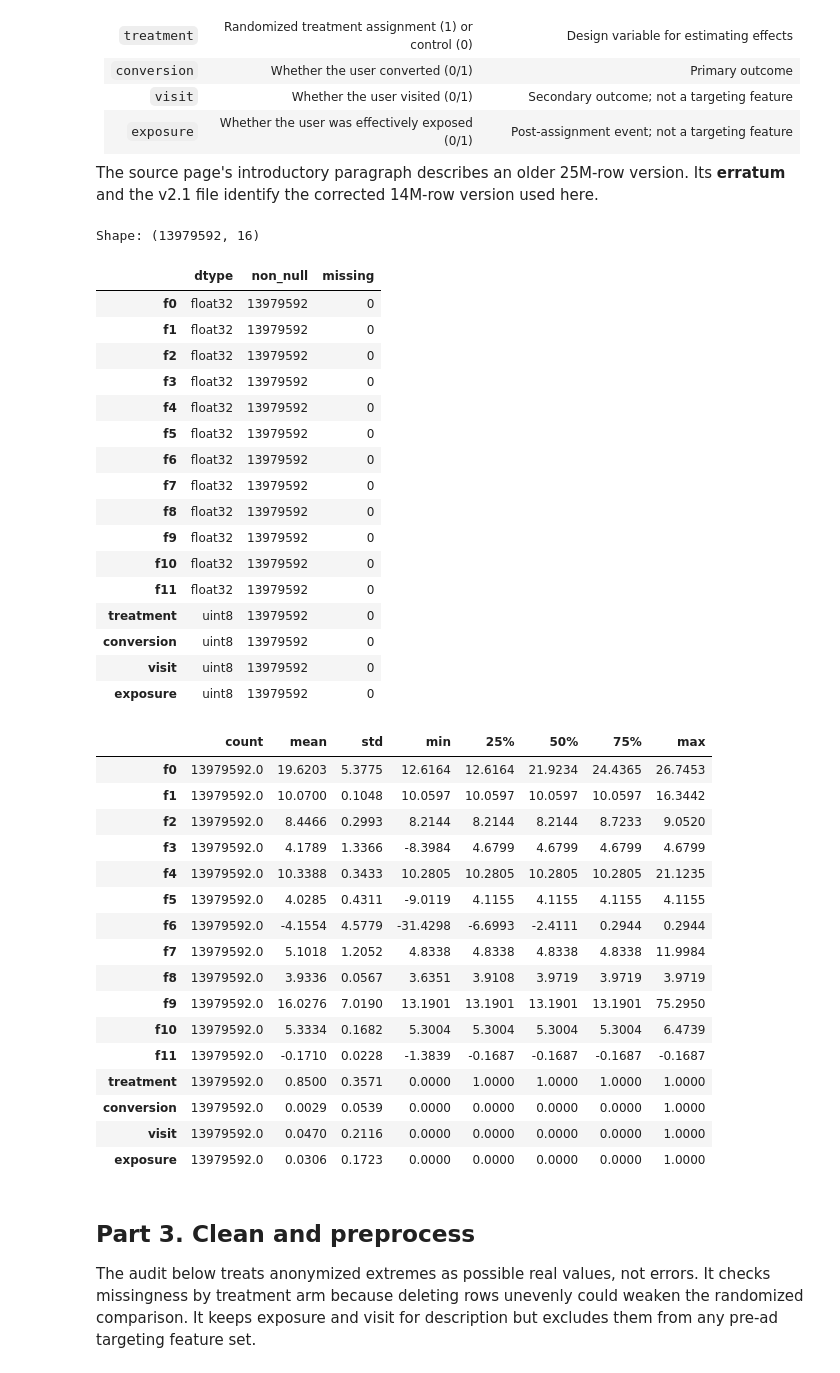
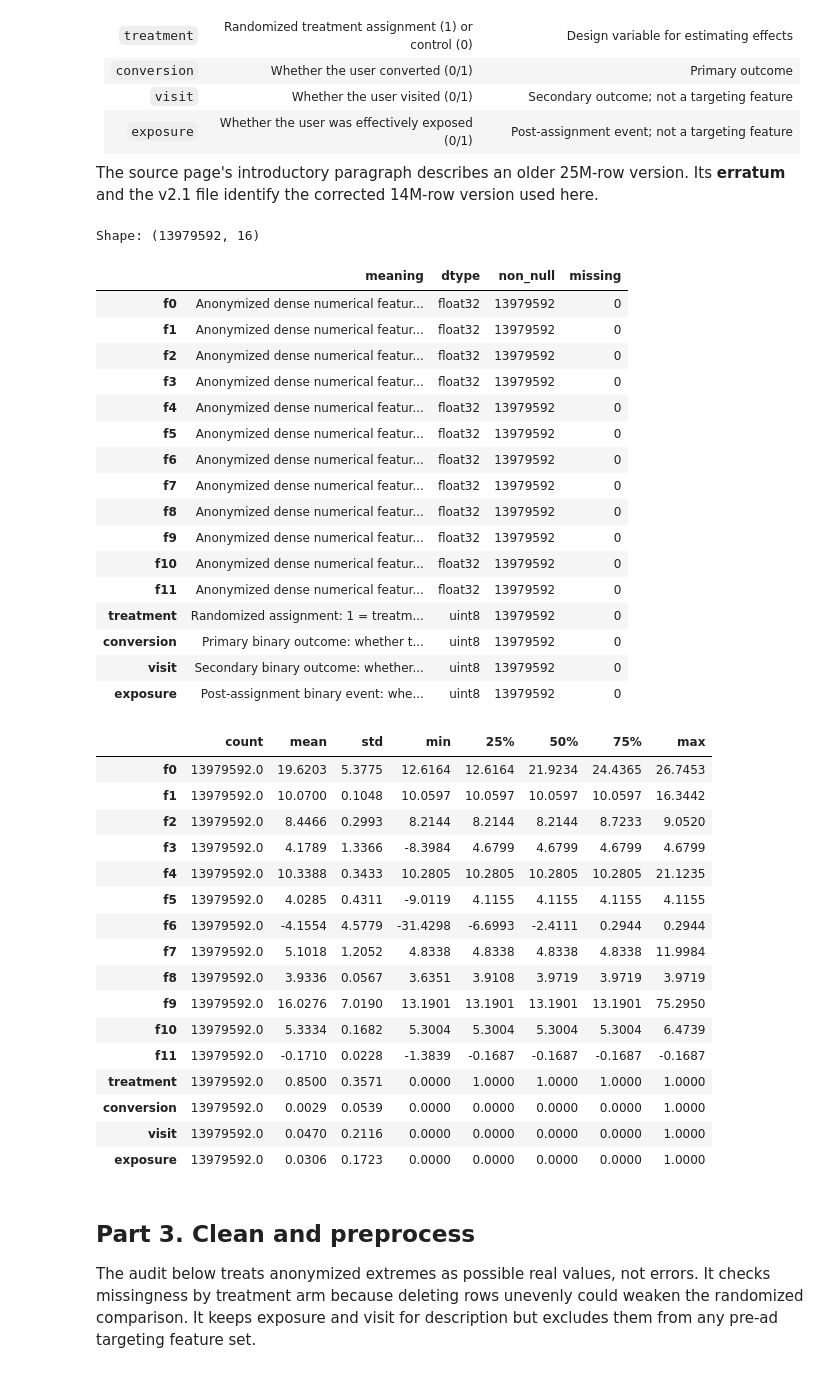
Before and after one commit to abhigunasekar/CS209A-Final_Project, a Jupyter notebook: final_project.ipynb, the cells around one changed output. Cells and saved outputs as stored; diff of their text form; code cells hidden in the pictures.

Commit message:
Complete milestone 2 data audit and takeaways

```diff
--- a/final_project.ipynb
+++ b/final_project.ipynb
@@ -112,34 +112,46 @@ Criteo describes one row as **one user** in pooled randomized advertising increm
 
 The source page's introductory paragraph describes an older 25M-row version. Its **erratum** and the v2.1 file identify the corrected 14M-row version used here.
 # %%
-schema = pd.DataFrame({"dtype": df.dtypes.astype(str),
-                       "non_null": df.notna().sum(),
-                       "missing": df.isna().sum()})
+# Criteo does not release the real-world meaning of any individual f-column.
+column_meanings = {
+    **{name: "Anonymized dense numerical feature; original meaning unavailable"
+       for name in FEATURES},
+    "treatment": "Randomized assignment: 1 = treatment, 0 = control",
+    "conversion": "Primary binary outcome: whether the user converted",
+    "visit": "Secondary binary outcome: whether the user visited",
+    "exposure": "Post-assignment binary event: whether an ad was shown",
+}
+schema = pd.DataFrame({
+    "meaning": pd.Series(column_meanings),
+    "dtype": df.dtypes.astype(str),
+    "non_null": df.notna().sum(),
+    "missing": df.isna().sum(),
+})
 print("Shape:", df.shape)
 display(schema)
 
-# All 16 columns are numeric; the table includes mean, minimum, and maximum.
+# All 16 columns are numeric; report the mean, minimum, and maximum of each.
 summary = df.describe().T[["count", "mean", "std", "min", "25%", "50%", "75%", "max"]]
 display(summary.round(4))
 # %% [output]
 Shape: (13979592, 16)
-|  | dtype | non_null | missing |
-| f0 | float32 | 13979592 | 0 |
-| f1 | float32 | 13979592 | 0 |
-| f2 | float32 | 13979592 | 0 |
-| f3 | float32 | 13979592 | 0 |
-| f4 | float32 | 13979592 | 0 |
-| f5 | float32 | 13979592 | 0 |
-| f6 | float32 | 13979592 | 0 |
-| f7 | float32 | 13979592 | 0 |
-| f8 | float32 | 13979592 | 0 |
-| f9 | float32 | 13979592 | 0 |
-| f10 | float32 | 13979592 | 0 |
-| f11 | float32 | 13979592 | 0 |
-| treatment | uint8 | 13979592 | 0 |
-| conversion | uint8 | 13979592 | 0 |
-| visit | uint8 | 13979592 | 0 |
-| exposure | uint8 | 13979592 | 0 |
+|  | meaning | dtype | non_null | missing |
+| f0 | Anonymized dense numerical featur... | float32 | 13979592 | 0 |
+| f1 | Anonymized dense numerical featur... | float32 | 13979592 | 0 |
+| f2 | Anonymized dense numerical featur... | float32 | 13979592 | 0 |
+| f3 | Anonymized dense numerical featur... | float32 | 13979592 | 0 |
+| f4 | Anonymized dense numerical featur... | float32 | 13979592 | 0 |
+| f5 | Anonymized dense numerical featur... | float32 | 13979592 | 0 |
+| f6 | Anonymized dense numerical featur... | float32 | 13979592 | 0 |
+| f7 | Anonymized dense numerical featur... | float32 | 13979592 | 0 |
+| f8 | Anonymized dense numerical featur... | float32 | 13979592 | 0 |
+| f9 | Anonymized dense numerical featur... | float32 | 13979592 | 0 |
+| f10 | Anonymized dense numerical featur... | float32 | 13979592 | 0 |
+| f11 | Anonymized dense numerical featur... | float32 | 13979592 | 0 |
+| treatment | Randomized assignment: 1 = treatm... | uint8 | 13979592 | 0 |
+| conversion | Primary binary outcome: whether t... | uint8 | 13979592 | 0 |
+| visit | Secondary binary outcome: whether... | uint8 | 13979592 | 0 |
+| exposure | Post-assignment binary event: whe... | uint8 | 13979592 | 0 |
 |  | count | mean | std | min | 25% | 50% | 75% | max |
 | f0 | 13979592.0 | 19.6203 | 5.3775 | 12.6164 | 12.6164 | 21.9234 | 24.4365 | 26.7453 |
 | f1 | 13979592.0 | 10.0700 | 0.1048 | 10.0597 | 10.0597 | 10.0597 | 10.0597 | 16.3442 |
```
Also changed, not shown: parts of 7 cells of this notebook.
